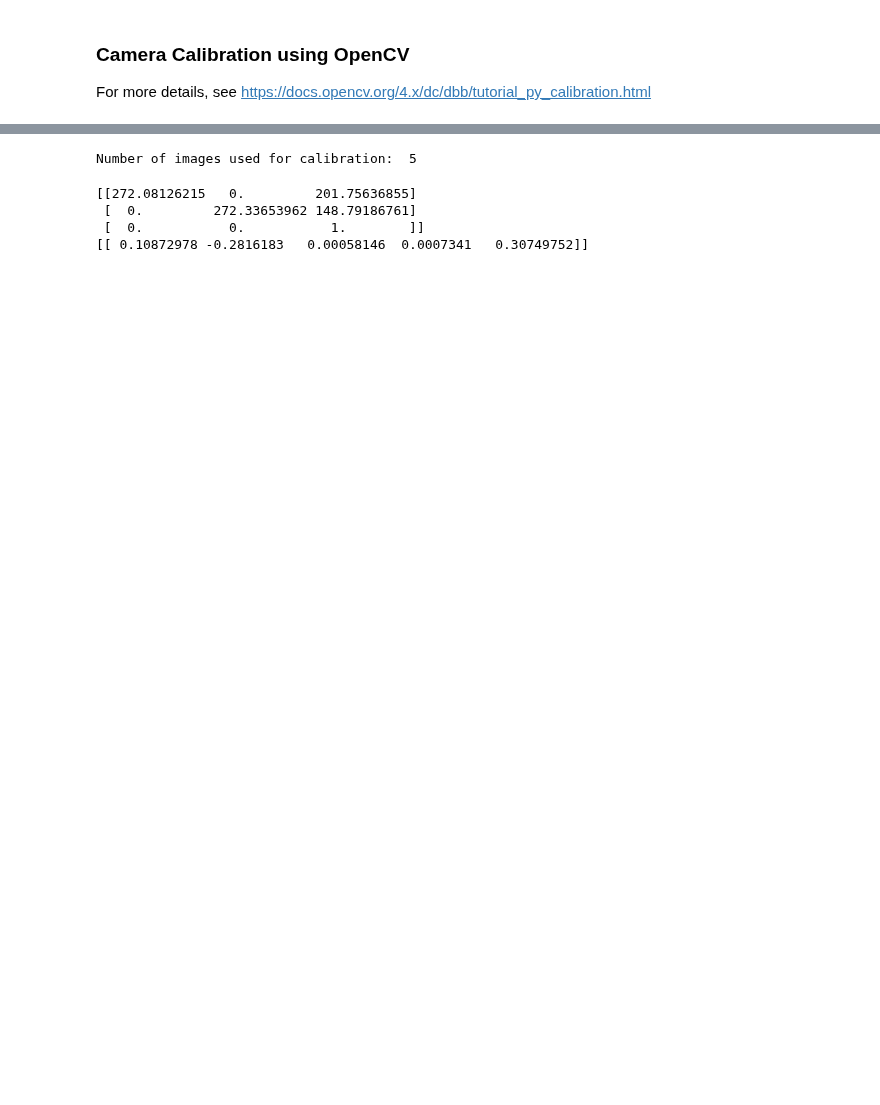
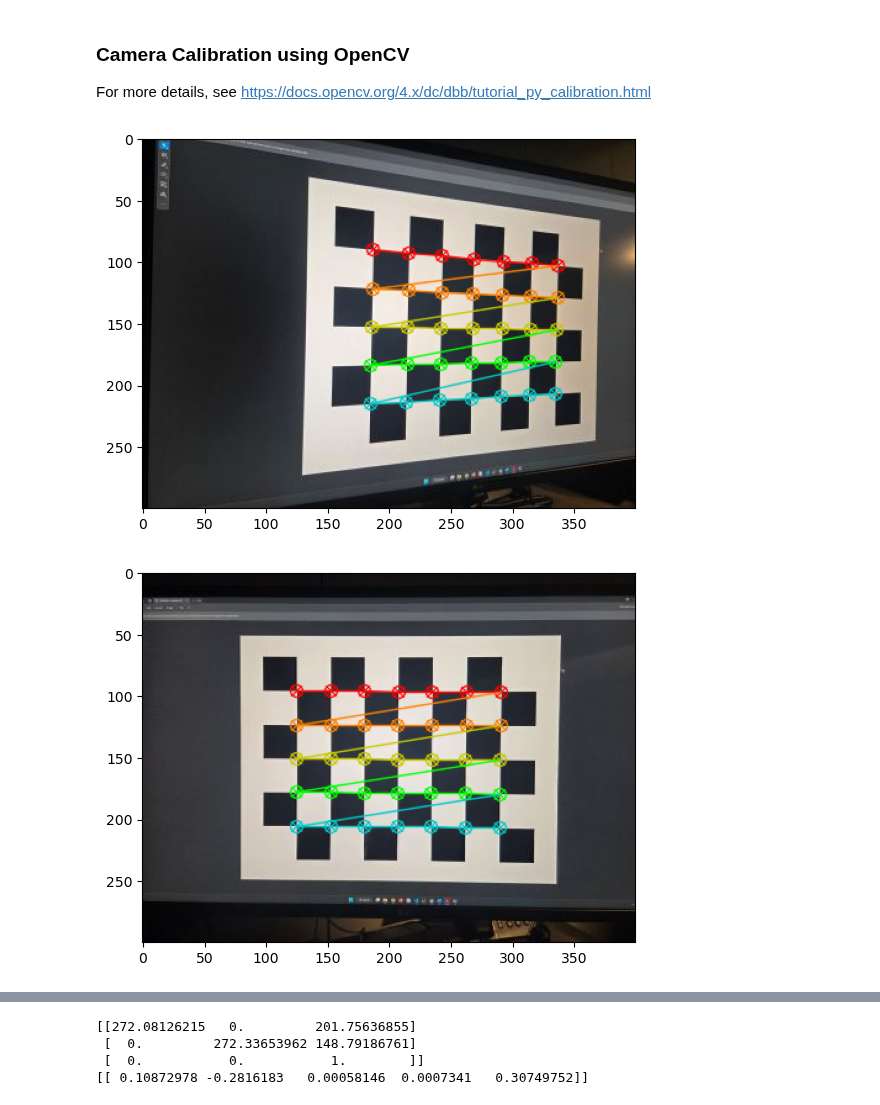
Before and after one commit to ariarobotics/cv, a Jupyter notebook: code/08_calibration.ipynb, the cells around one changed output, grey strips where cells are left out. Cells and saved outputs as stored; diff of their text form; code cells hidden in the pictures; blank space fills up the shorter version.

Commit message:
modified to show images in Jupyter

```diff
--- a/code/08_calibration.ipynb
+++ b/code/08_calibration.ipynb
@@ -24,29 +26,34 @@ imgpoints = [] # 2d points in image plane.
 # %%
 images = glob.glob(r'data/calib*.jpg')
 
 counter = 0
 for fname in images:
     img = cv.imread(fname) # Capture frame-by-frame
     gray = cv.cvtColor(img, cv.COLOR_BGR2GRAY)
 
     # Find the chess board corners
     ret, corners = cv.findChessboardCorners(gray, (CHECKERBOARD[0],CHECKERBOARD[1]), None)
 
     # If found, add object points, image points (after refining them)
     if ret == True:
         objpoints.append(objp)
 
         corners2 = cv.cornerSubPix(gray,corners,(11,11),(-1,-1),criteria)
         imgpoints.append(corners2)
 
         # Draw and display the corners
         counter += 1
         img = cv.drawChessboardCorners(img, (CHECKERBOARD[0],CHECKERBOARD[1]), corners2, ret)
-        cv.imshow('img', img)
-        cv.waitKey(1000)
+
+        # cv.imshow('img', img)
+        # cv.waitKey(1000)
+        plt.imshow(cv.cvtColor(img, cv.COLOR_BGR2RGB))
+        plt.show()
 
 
 print("Number of images used for calibration: ", counter)
 
 cv.destroyAllWindows()
 # %% [output]
+[figure, added]
+[figure, added]
@@ -70,4 +64,3 @@ Cannot move to target thread (0x5604054a9f20)
-Number of images used for calibration:  5
 # %%
 # calibration
 ret, mtx, dist, rvecs, tvecs = cv.calibrateCamera(objpoints, imgpoints, gray.shape[::-1], None, None)
```
Also changed, not shown: parts of 2 cells of this notebook.
